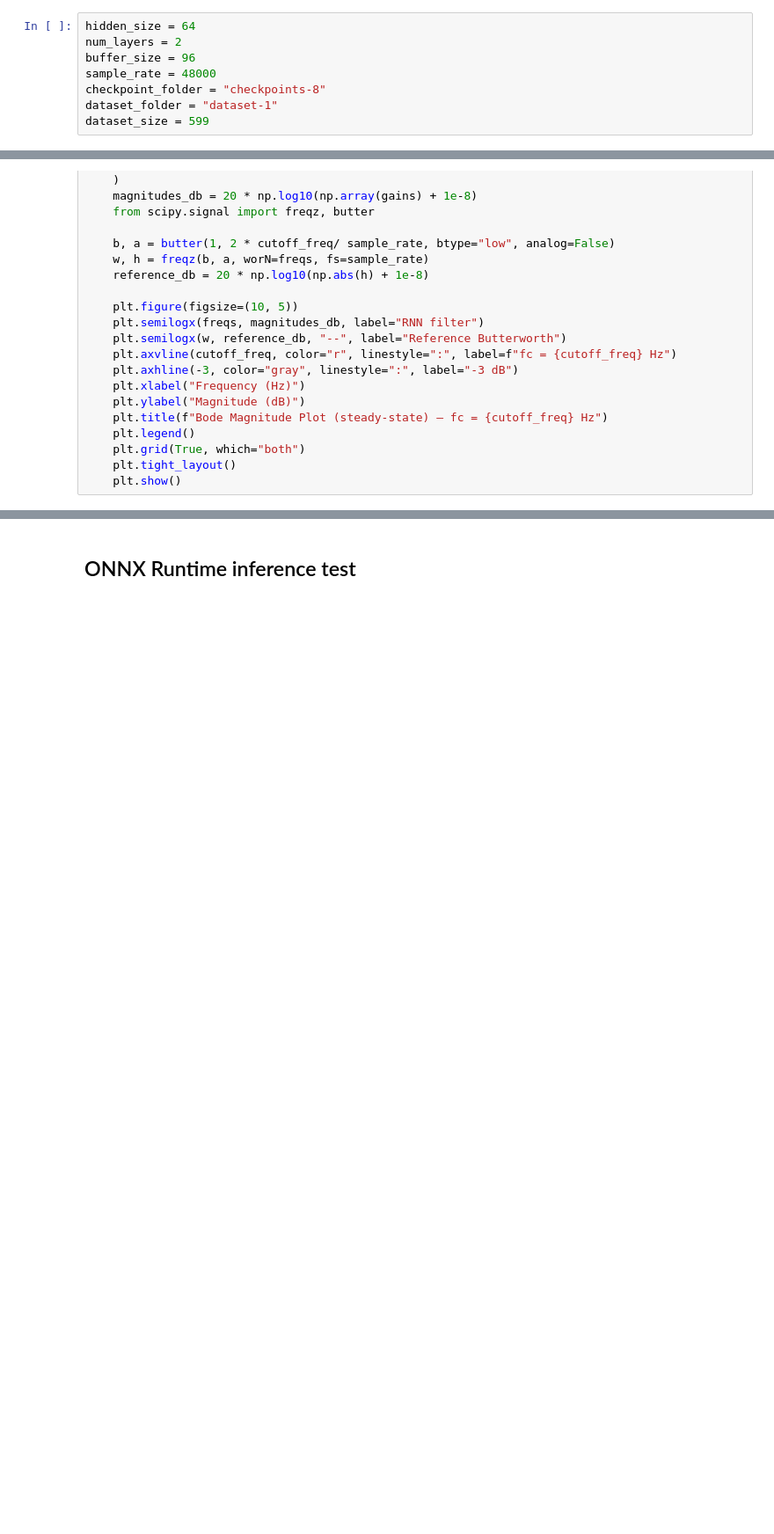
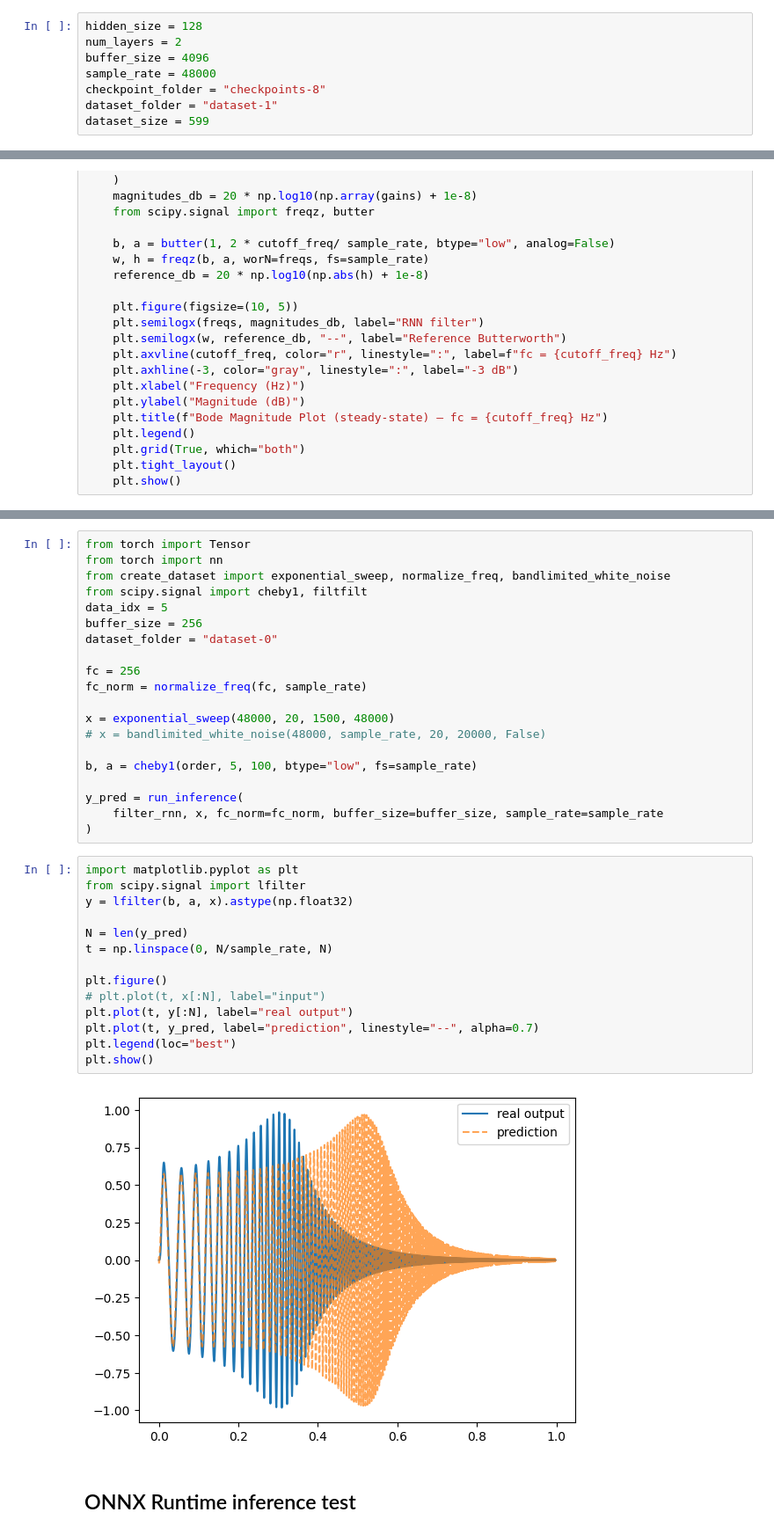
Before and after one commit to grybouilli/first-order-lowpass-GRU, a Jupyter notebook: model_eval.ipynb, the cells around one changed output, grey strips where cells are left out. Shown at 88% size. Saved outputs shown, nothing was run; the diff lists cells and outputs as text; blank space fills up the shorter version.

```diff
--- a/model_eval.ipynb
+++ b/model_eval.ipynb
@@ -8,9 +8,9 @@ from pathlib import Path
 import numpy as np
 import os
 # %%
-hidden_size = 64
+hidden_size = 128
 num_layers = 2
-buffer_size = 96
+buffer_size = 4096
 sample_rate = 48000
 checkpoint_folder = "checkpoints-8"
 dataset_folder = "dataset-1"
@@ -248,3 +314,39 @@ for fc in [100, 250, 750, 1000, 2500, 3600, 5000]:
+# %%
+from torch import Tensor
+from torch import nn
+from create_dataset import exponential_sweep, normalize_freq, bandlimited_white_noise
+from scipy.signal import cheby1, filtfilt
+data_idx = 5
+buffer_size = 256
+dataset_folder = "dataset-0"
+
+fc = 256
+fc_norm = normalize_freq(fc, sample_rate)
+
+x = exponential_sweep(48000, 20, 1500, 48000)
+# x = bandlimited_white_noise(48000, sample_rate, 20, 20000, False)
+
+b, a = cheby1(order, 5, 100, btype="low", fs=sample_rate)
+
+y_pred = run_inference(
+    filter_rnn, x, fc_norm=fc_norm, buffer_size=buffer_size, sample_rate=sample_rate
+)
+# %%
+import matplotlib.pyplot as plt
+from scipy.signal import lfilter
+y = lfilter(b, a, x).astype(np.float32)
+
+N = len(y_pred)
+t = np.linspace(0, N/sample_rate, N)
+
+plt.figure()
+# plt.plot(t, x[:N], label="input")
+plt.plot(t, y[:N], label="real output")
+plt.plot(t, y_pred, label="prediction", linestyle="--", alpha=0.7)
+plt.legend(loc="best")
+plt.show()
+# %% [output]
+[figure, added]
 # %% [markdown]
 ## ONNX Runtime inference test
 # %%
```
Also changed, not shown: parts of 11 cells of this notebook.
